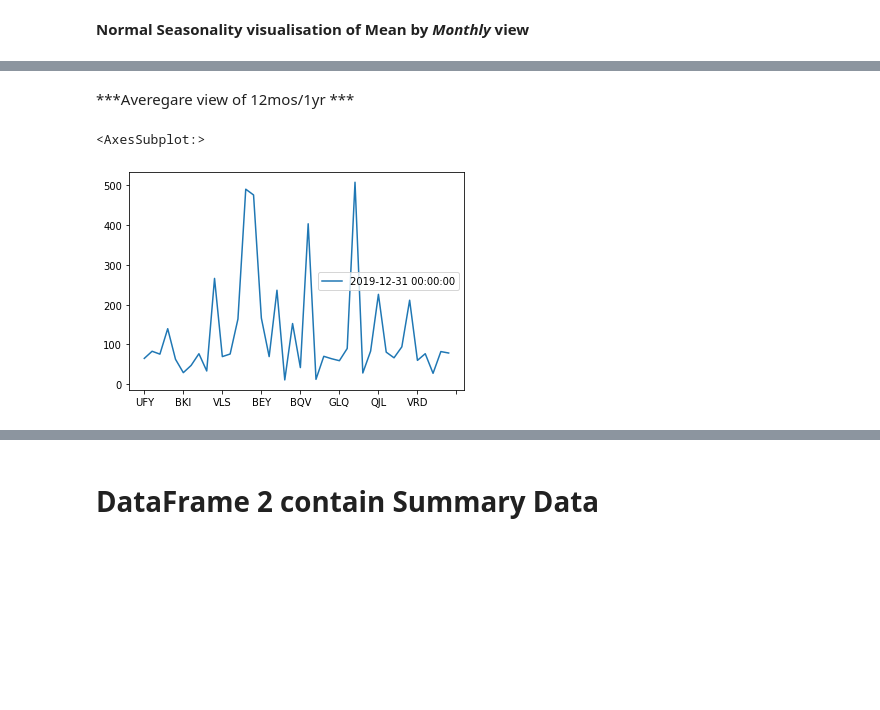
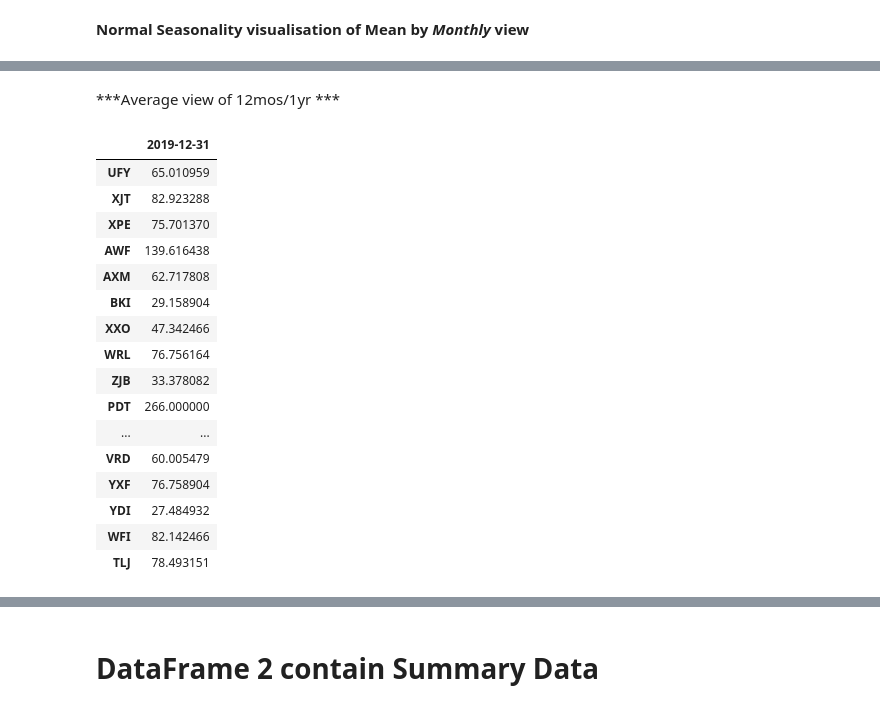
Before and after one commit to zakirhossen23/Project-Data-Visualisation, a Jupyter notebook: colab.ipynb, the cells around one changed output, grey strips where cells are left out. Drawn from its saved outputs; the diff is of its cells as text; code cells hidden in the pictures; blank space fills up the shorter version.

```diff
--- a/colab.ipynb
+++ b/colab.ipynb
@@ -80,11 +79,26 @@ plt.show()
 # %% [markdown]
-***Averegare view of 12mos/1yr ***
+***Average view of 12mos/1yr ***
 # %%
 df=pd.DataFrame(visitordata)
 df = df.resample('A').mean()
 df = (df.set_index(df.index)
          .rename_axis("").T)
-df.plot()
+df
 # %% [output]
-<AxesSubplot:>
-[figure, removed]
+|  | 2019-12-31 |
+| UFY | 65.010959 |
+| XJT | 82.923288 |
+| XPE | 75.701370 |
+| AWF | 139.616438 |
+| AXM | 62.717808 |
+| BKI | 29.158904 |
+| XXO | 47.342466 |
+| WRL | 76.756164 |
+| ZJB | 33.378082 |
+| PDT | 266.000000 |
+| ... | ... |
+| VRD | 60.005479 |
+| YXF | 76.758904 |
+| YDI | 27.484932 |
+| WFI | 82.142466 |
+| TLJ | 78.493151 |
```
Also changed, not shown: parts of 6 cells of this notebook, 2 other files.
